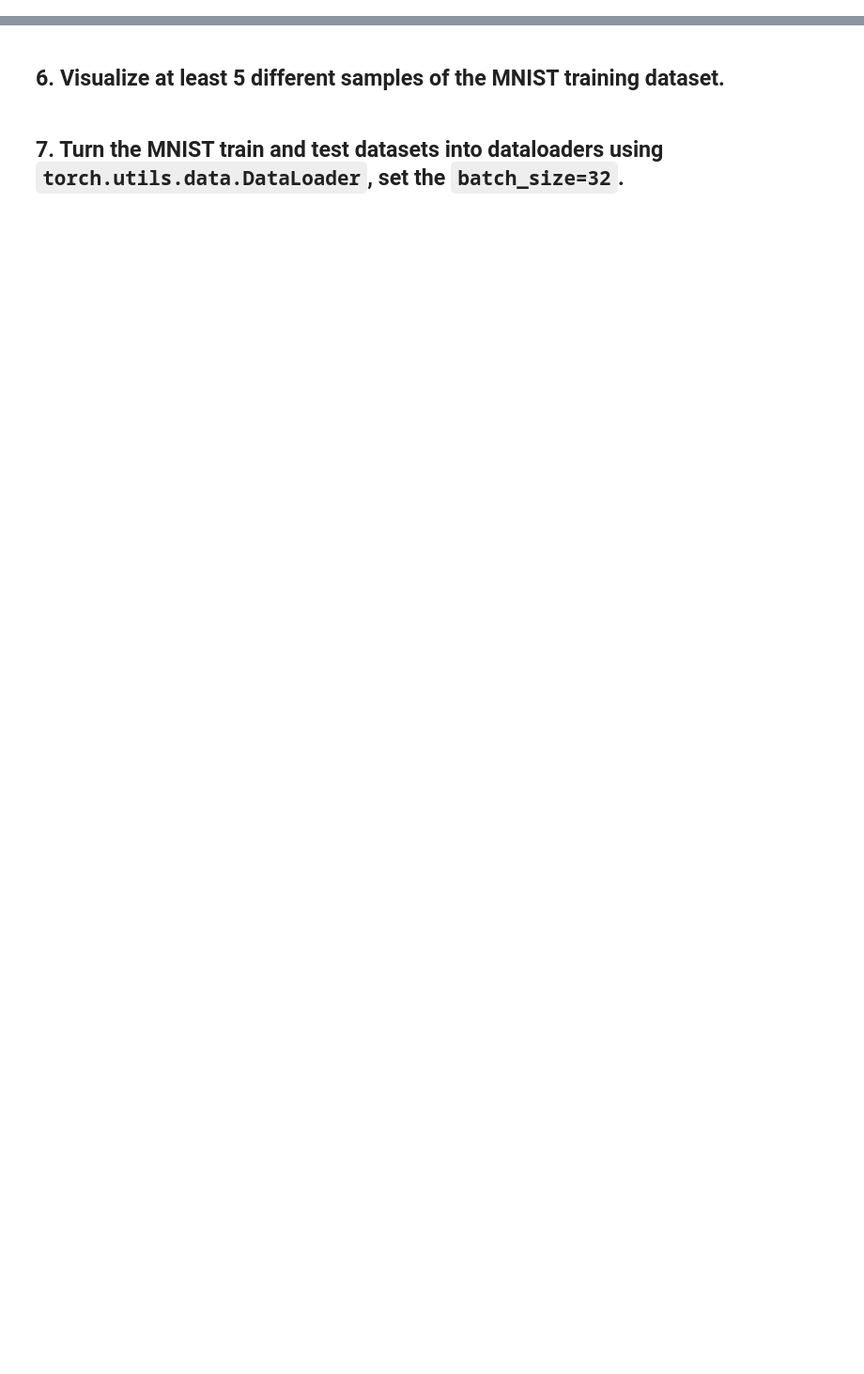
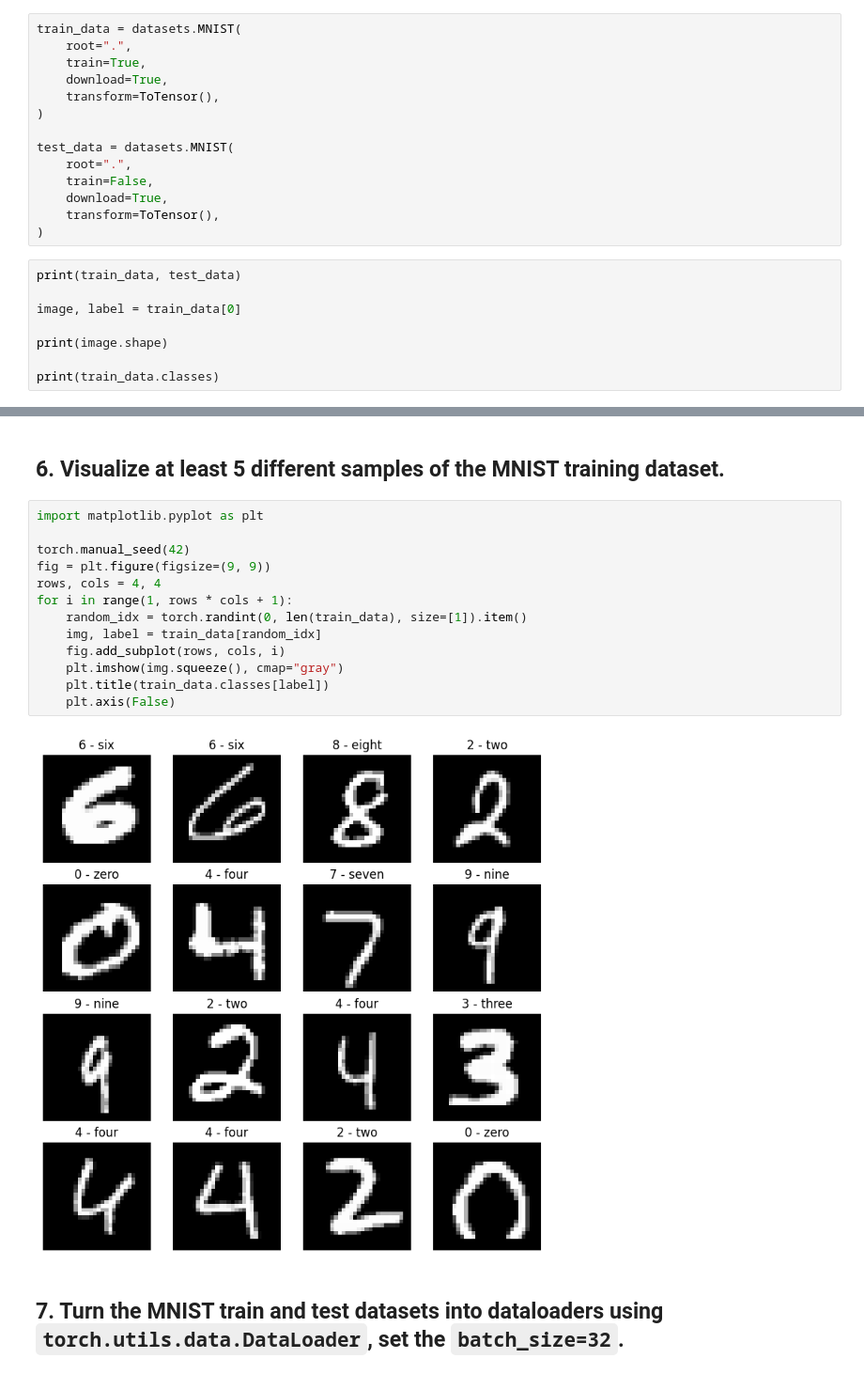
Before and after one commit to hassaan141/interview, a Jupyter notebook: Pytorch/practice/03_pytorch_computer_vision_exercises.ipynb, the cells around one changed output, grey strips where cells are left out. Shown at 94% size. Drawn from its saved outputs; the diff is of its cells as text; blank space fills up the shorter version.

```diff
--- a/Pytorch/practice/03_pytorch_computer_vision_exercises.ipynb
+++ b/Pytorch/practice/03_pytorch_computer_vision_exercises.ipynb
@@ -54,0 +81,22 @@ train_data = datasets.
+# %%
+train_data = datasets.MNIST(
+    root=".",
+    train=True,
+    download=True,
+    transform=ToTensor(),
+)
+
+test_data = datasets.MNIST(
+    root=".",
+    train=False,
+    download=True,
+    transform=ToTensor(),
+)
+# %%
+print(train_data, test_data)
+
+image, label = train_data[0]
+
+print(image.shape)
+
+print(train_data.classes)
@@ -55,4 +117,19 @@ train_data = datasets.
 # %% [markdown]
 ## 6. Visualize at least 5 different samples of the MNIST training dataset.
+# %%
+import matplotlib.pyplot as plt
+
+torch.manual_seed(42)
+fig = plt.figure(figsize=(9, 9))
+rows, cols = 4, 4
+for i in range(1, rows * cols + 1):
+    random_idx = torch.randint(0, len(train_data), size=[1]).item()
+    img, label = train_data[random_idx]
+    fig.add_subplot(rows, cols, i)
+    plt.imshow(img.squeeze(), cmap="gray")
+    plt.title(train_data.classes[label])
+    plt.axis(False)
+# %% [output]
+[figure, added]
 # %% [markdown]
 ## 7. Turn the MNIST train and test datasets into dataloaders using `torch.utils.data.DataLoader`, set the `batch_size=32`.
```
Also changed, not shown: parts of 11 cells of this notebook.
